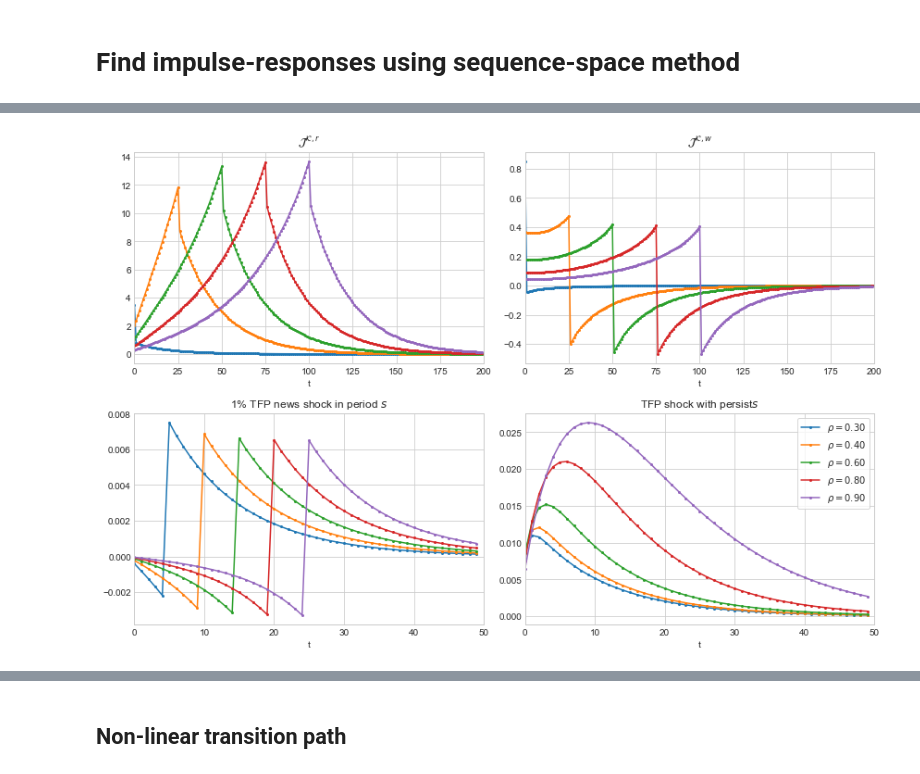
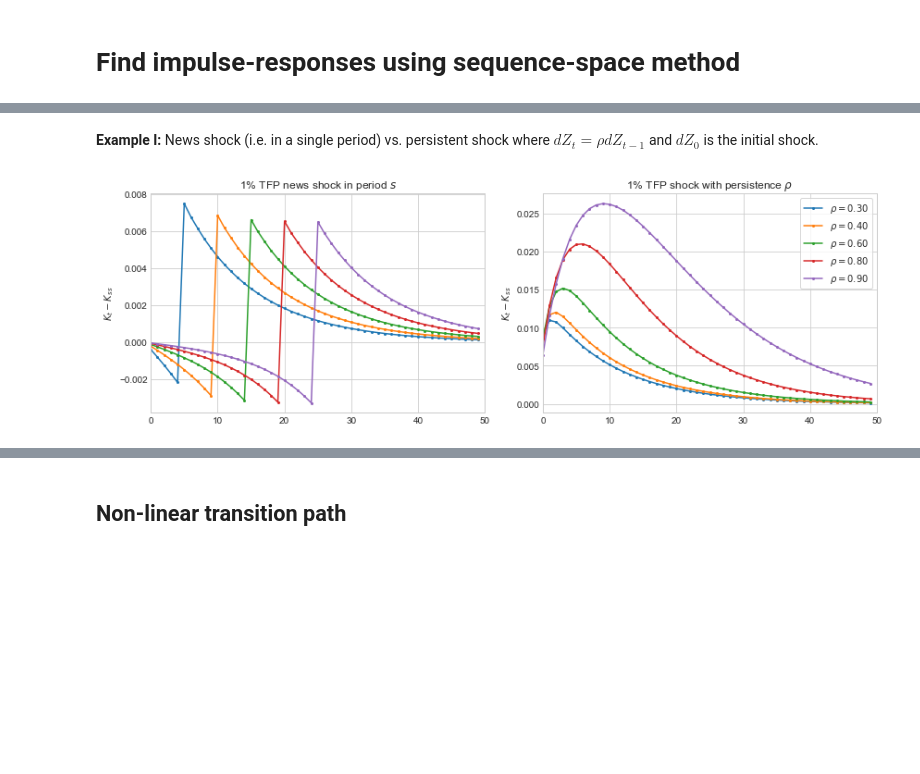
Before and after one commit to NumEconCopenhagen/ConsumptionSavingNotebooks, a Jupyter notebook: DynamicProgramming/05. General Equilibrium.ipynb, the cells around one changed output, grey strips where cells are left out. Drawn from its saved outputs; the diff is of its cells as text; code cells hidden in the pictures; blank space fills up the shorter version.

```diff
--- a/DynamicProgramming/05. General Equilibrium.ipynb
+++ b/DynamicProgramming/05. General Equilibrium.ipynb
@@ -209,3 +209,3 @@ if DO_VARY_SIGMA_E:
 # %%
-shock = 1.05
-persistence = 0.9
+shock = 1.01
+persistence = 0.90
@@ -313,7 +313,8 @@ sol = model.sol
 # %%
 def jac(price,dprice=1e-4,do_print=True):
 
-    jac = np.empty((par.path_T,par.path_T))
+    jac_K = np.empty((par.path_T,par.path_T))
+    jac_C = np.empty((par.path_T,par.path_T))
     for s in range(par.path_T):
 
         if do_print and t%50 == 0: print(f'{t} ',end='')
@@ -342,14 +343,14 @@ def jac(price,dprice=1e-4,do_print=True):
         # the distributions along the  path is
         # sim.path_D[0,:,:], sim.path_D[1,:,:], sim.path_D[2,:,:], ...
 
-        jac[:,s] = (model.sim.path_K-model.par.K_ss)/dprice
+        jac_K[:,s] = (model.sim.path_K-model.par.K_ss)/dprice
+        jac_C[:,s] = (model.sim.path_C-model.par.C_ss)/dprice
 
-    return jac
+    return jac_K,jac_C
 
 if not LOAD:
-    sol.jac_curlyK_r = jac('r')
-    sol.jac_curlyK_w = jac('w')
 
-fig.tight_layout()
+    sol.jac_curlyK_r,sol.jac_C_r = jac('r')
+    sol.jac_curlyK_w,sol.jac_C_w = jac('w')
 # %%
 model.save()
@@ -374,4 +403,4 @@ if not LOAD:
 # %%
 H_K = sol.jac_curlyK_r @ sol.jac_r_K + sol.jac_curlyK_w @ sol.jac_w_K - np.eye(par.path_T)
 H_Z = sol.jac_curlyK_r @ sol.jac_r_Z + sol.jac_curlyK_w @ sol.jac_w_Z
-G = -np.linalg.solve(H_K, H_Z) # H_K^(-1)H_Z
+G_K_Z = -np.linalg.solve(H_K, H_Z) # H_K^(-1)H_Z
@@ -380,50 +415,34 @@ G = -np.linalg.solve(H_K, H_Z) # H_K^(-1)H_Z
+# %% [markdown]
+**Example I:** News shock (i.e. in a single period) vs. persistent shock where $ dZ_t = \rho dZ_{t-1} $ and $dZ_0$ is the initial shock.
 # %%
-T_max = 200
-T_short = 50
+fig = plt.figure(figsize=(12,4))
+T_fig = 50
 
-fig = plt.figure(figsize=(12,8))
-
-# curlyK_r
-ax = fig.add_subplot(2,2,1)
-for s in [0,25,50,75,100]:
-    ax.plot(np.arange(T_max),sol.jac_curlyK_r[s,:T_max],'-o',ms=2)
-
-ax.set_title(r'$\mathcal{J}^{\mathcal{K},r}$')
-ax.set_xlim([0,T_max])
-ax.set_xlabel('t')
-
-# curlyK_w
-ax = fig.add_subplot(2,2,2)
-for s in [0,25,50,75,100]:
-    ax.plot(np.arange(T_max),sol.jac_curlyK_w[s,:T_max],'-o',ms=2)
-
-ax.set_title(r'$\mathcal{J}^{\mathcal{K},w}$')
-ax.set_xlim([0,T_max])
-ax.set_xlabel('t')
-
-# G
-ax = fig.add_subplot(2,2,3)
+# left: news shock
+ax = fig.add_subplot(1,2,1)
 for s in [5,10,15,20,25]:
-    dZ = 0.01*par.Z*(np.arange(par.path_T) == s)
-    dK = G@dZ
-    ax.plot(np.arange(T_short),dK[:T_short],'-o',ms=2)
+    shock = 0.01
+    dZ = shock*par.Z*(np.arange(par.path_T) == s)
+    dK = G_K_Z@dZ
+    ax.plot(np.arange(T_fig),dK[:T_fig],'-o',ms=2)
 
 ax.set_title(r'1% TFP news shock in period $s$')
-ax.set_xlim([0,T_short])
-ax.set_xlabel('t')
+ax.set_ylabel('$K_t-K_{ss}$')
+ax.set_xlim([0,T_fig])
 
-# G
-ax = fig.add_subplot(2,2,4)
+# right: persistent shock
+ax = fig.add_subplot(1,2,2)
 for rho in np.array([0.3,0.4,0.6,0.8,0.9]):
-    dZ = 0.01*par.Z*rho**np.arange(par.path_T)
-    dK = G@dZ
-    ax.plot(np.arange(T_short),dK[:T_short],'-o',ms=2,label=f'$\\rho = {rho:.2f}$')
+    shock = 0.01
+    dZ = shock*par.Z*rho**np.arange(par.path_T)
+    dK = G_K_Z@dZ
+    ax.plot(np.arange(T_fig),dK[:T_fig],'-o',ms=2,label=f'$\\rho = {rho:.2f}$')
 
 ax.legend(frameon=True)
-ax.set_title(r'TFP shock with persist$s$')
-ax.set_xlim([0,T_short])
-ax.set_xlabel('t')
+ax.set_title(r'1% TFP shock with persistence $\rho$')
+ax.set_ylabel('$K_t-K_{ss}$')
+ax.set_xlim([0,T_fig])
 
 fig.tight_layout()
 # %% [output]
-[figure, old version]
+[figure, new version]
```
Also changed, not shown: parts of 31 cells of this notebook, 7 other files.
